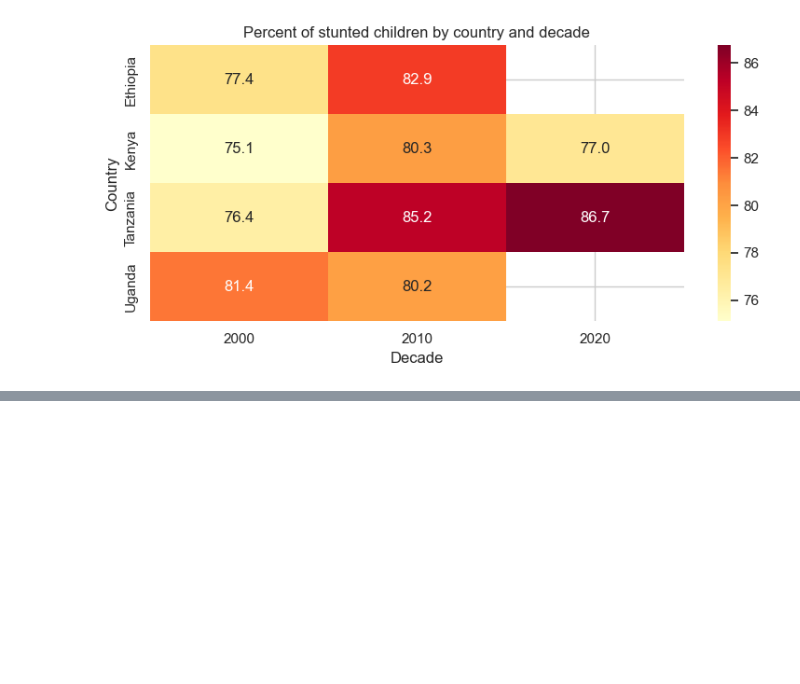
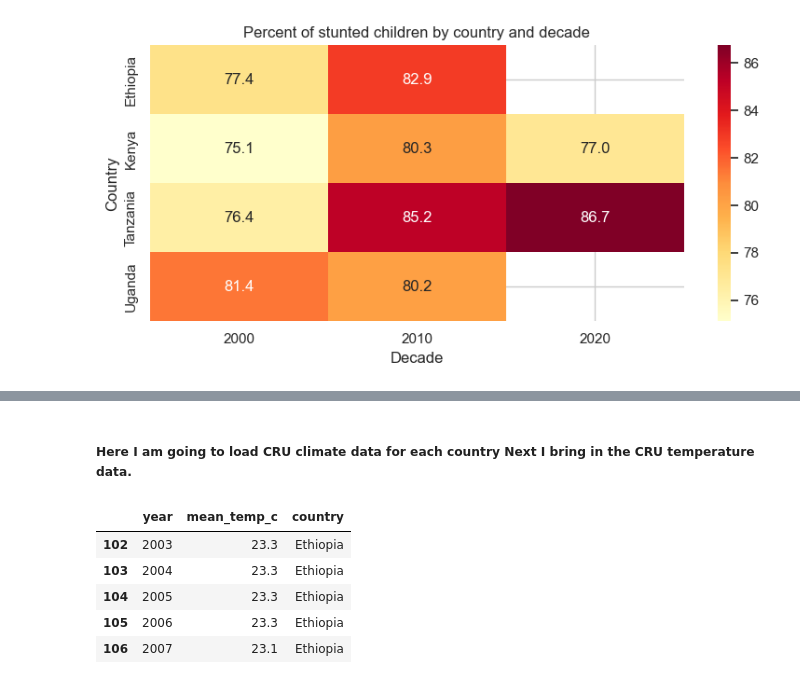
Before and after one commit to venusony/Climate-Malnutrition-EastAfrica, a Jupyter notebook: climate plus region data/Child malnutrition patterns and inequality in East Africa.ipynb, the cells around one changed output, grey strips where cells are left out. Drawn from its saved outputs; the diff is of its cells as text; code cells hidden in the pictures; blank space fills up the shorter version.

```diff
--- a/climate plus region data/Child malnutrition patterns and inequality in East Africa.ipynb
+++ b/climate plus region data/Child malnutrition patterns and inequality in East Africa.ipynb
@@ -441,0 +455,42 @@ KeyError: ['wealth_quartile']
+# %% [markdown]
+##### Here I am going to load CRU climate data for each country Next I bring in the CRU temperature data.
+# %%
+# list of climate files and the country name they belong to
+climate_files = [
+    ("Ethiopia_CRU_temp_1901_2024.csv", "Ethiopia"),
+    ("Kenya_CRU_temp_1901_2024.csv", "Kenya"),
+    ("Tanzania_CRU_temp_1901_2024.csv", "Tanzania"),
+    ("Uganda_CRU_temp_1901_2024.csv", "Uganda"),
+]
+
+climate_list = []
+
+for fname, country_name in climate_files:
+    clim = pd.read_csv(fname)
+
+    # keeping only the year and annual mean temperature
+    tmp = clim[["YEAR", "ANN"]].copy()
+    tmp = tmp.rename(columns={"YEAR": "year", "ANN": "mean_temp_c"})
+    tmp["country"] = country_name
+
+    climate_list.append(tmp)
+
+climate_all = pd.concat(climate_list, ignore_index=True)
+
+# finding the range of years where I have DHS surveys
+min_year = summary["survey_year"].min()
+max_year = summary["survey_year"].max()
+
+# keeping only climate rows inside that range
+climate_overlap = climate_all[
+    climate_all["year"].between(min_year, max_year)
+].copy()
+
+climate_overlap.sort_values(["country", "year"]).head()
+# %% [output]
+|  | year | mean_temp_c | country |
+| 102 | 2003 | 23.3 | Ethiopia |
+| 103 | 2004 | 23.3 | Ethiopia |
+| 104 | 2005 | 23.3 | Ethiopia |
+| 105 | 2006 | 23.3 | Ethiopia |
+| 106 | 2007 | 23.1 | Ethiopia |
```
Also changed, not shown: parts of 8 cells of this notebook.
